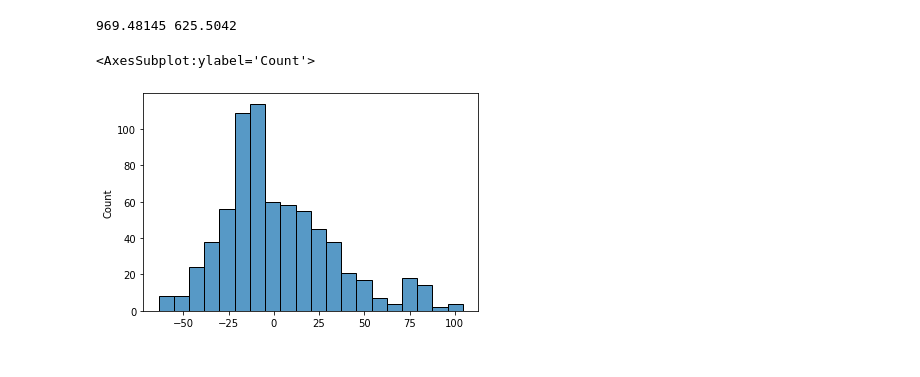
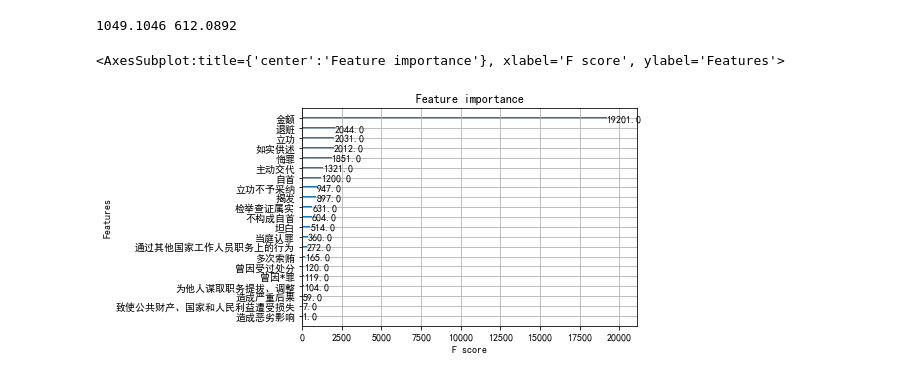
Before and after one commit to panjd123/AILAW, a Jupyter notebook: ana.ipynb, the cells around one changed output. Saved outputs shown, nothing was run; the diff lists cells and outputs as text; code cells hidden in the pictures.

```diff
--- a/ana.ipynb
+++ b/ana.ipynb
@@ -16,9 +16,14 @@ variable_lable = ['金额', '退赃', '自首', '不构成自首', '坦白', '
 output_lable = ['有期徒刑', '缓刑', '罚金']
 output_lable = ['有期徒刑']
 
+idx1 = np.logical_and(30000 < df['金额'].values,df['金额'].values <= 200000)
+idx2 = np.logical_and(200000 < df['金额'].values,df['金额'].values <= 3000000)
+idx3 = np.logical_and(3000000 < df['金额'].values,df['金额'].values <= np.inf)
+# df = df[idx3]
+
 df.fillna(0,inplace=True)
-variable = df.loc[:,variable_lable].values.astype(np.float32)
-output = df.loc[:,output_lable].values.astype(np.float32)
+variable = df.loc[:,variable_lable].astype(np.float32)
+output = df.loc[:,output_lable].astype(np.float32)
 # %%
 feature_num = len(variable_lable)
 lable_num = len(output_lable)
@@ -53,10 +58,10 @@ class Net(nn.Module):
 train_idx = np.random.choice(len(variable), int(len(variable)*0.8), replace=False)
 test_idx = np.array(list(set(range(len(variable))) - set(train_idx)))
 
-data_train = variable[train_idx]
-lable_train = output[train_idx]
-data_test = variable[test_idx]
-lable_test = output[test_idx]
+data_train = variable.iloc[train_idx]
+lable_train = output.iloc[train_idx]
+data_test = variable.iloc[test_idx]
+lable_test = output.iloc[test_idx]
 
 # train_dataset = torch.utils.data.TensorDataset(torch.from_numpy(variable[train_idx]), torch.from_numpy(output[train_idx]))
 # test_dataset = torch.utils.data.TensorDataset(torch.from_numpy(variable[test_idx]), torch.from_numpy(output[test_idx]))
@@ -67,27 +72,28 @@ lable_test = output[test_idx]
 # net = Net()
 
 # net.train(train_loader)
+
+import matplotlib.pylab as mpl
+mpl.rcParams['font.sans-serif'] = ['SimHei']
 # %%
 model = xgb.XGBRegressor(max_depth = 6, n_estimators = 1000, learning_rate = 0.01)
 model.fit(data_train, lable_train)
 
 
 from sklearn.metrics import mean_squared_error
 pre_test = model.predict(data_test)
 msetest = mean_squared_error(lable_test,pre_test)
 
 pre_train = model.predict(data_train)
 msetrain = mean_squared_error(lable_train,pre_train)
 
 print(msetest,msetrain)
 
-
-diff = lable_test.flatten()-pre_test
-
 import seaborn as sns
 
-sns.histplot(diff)
+
+xgb.plot_importance(model)
 # %% [output]
-969.48145 625.5042
+1049.1046 612.0892
-<AxesSubplot:ylabel='Count'>
+<AxesSubplot:title={'center':'Feature importance'}, xlabel='F score', ylabel='Features'>
-[figure, old version]
+[figure, new version]
```
Also changed, not shown: parts of 2 cells of this notebook, 3 other files.
